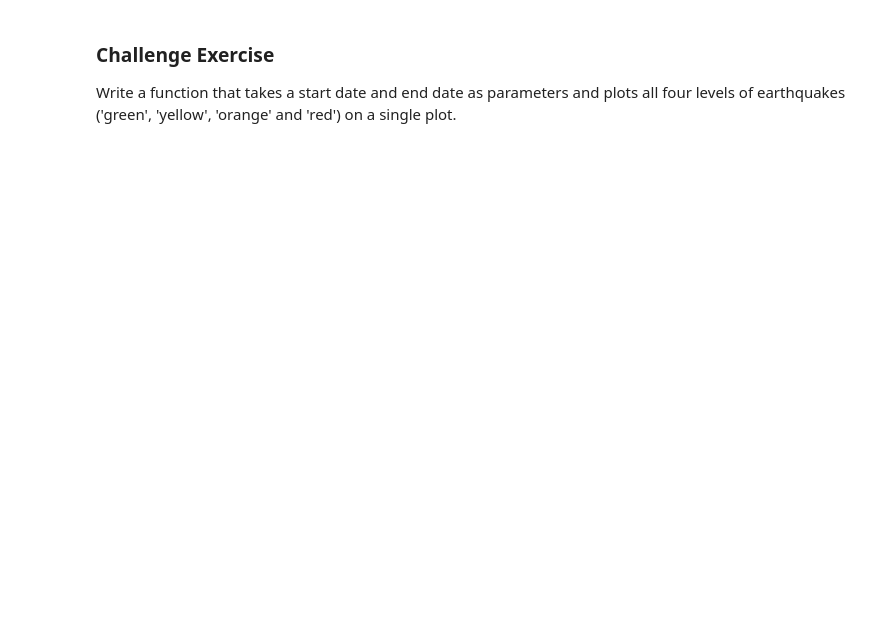
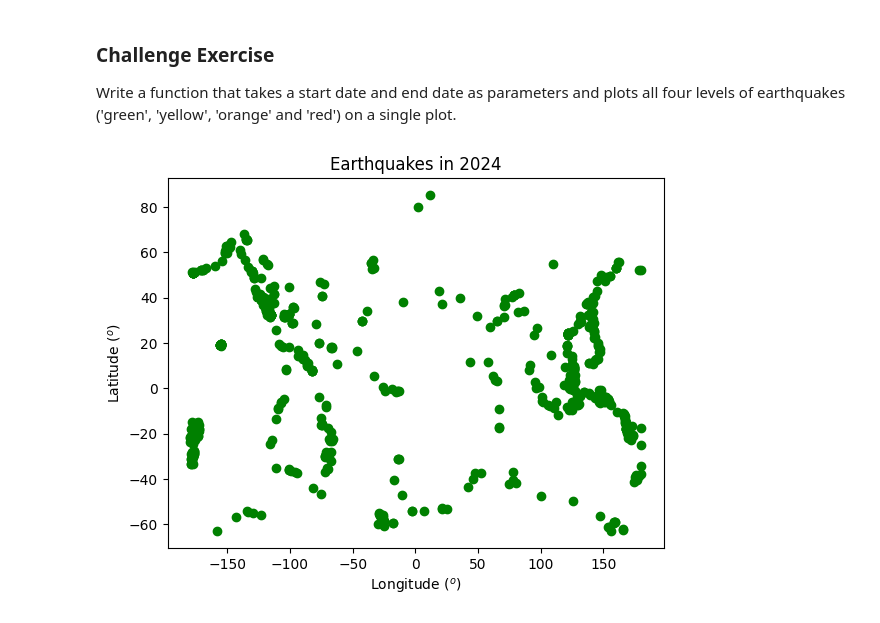
Before and after one commit to ManVanIran/comp215, a Jupyter notebook: labs/lab01-introduction.ipynb, the cells around one changed output. Drawn from its saved outputs; the diff is of its cells as text; code cells hidden in the pictures; blank space fills up the shorter version.

```diff
--- a/labs/lab01-introduction.ipynb
+++ b/labs/lab01-introduction.ipynb
@@ -165,0 +187,48 @@ Write a function that takes a start date and end date as parameters and plots al
+# %%
+def earthquakes(year):
+#a list of all alertlevels so the code can scroll through them all and add them to the plot
+ alertlevels = ['green','orange','yellow','red']
+ #makes sure that the code scrolls through the different alertlevels
+ for alertlevel in alertlevels:
+ #parameters
+  api_paramater = {
+     'format': 'geojson',
+     'starttime': year+'-01-01',
+     'endtime': year+'-12-31',
+     'alertlevel': alertlevel
+ }
+ #url where you get the data from
+  api_url = 'https://earthquake.usgs.gov/fdsnws/event/1/query?'
+
+#this requests the data from the url
+  response = requests.get(api_url, params = params_dict)
+
+#making an empty list
+  locations = []
+  longitudes = []
+  latitudes = []
+
+#rewrites data into a different format
+  data = json.loads(response.text)
+
+#geometry and coordinates data is kept in each feature within the data.
+  for feature in data['features']:
+   locations.append(feature['geometry']['coordinates'])
+  for location in locations:
+   longitudes.append(location[0])
+  for location in locations:
+   latitudes.append(location[1])
+
+
+#for plotting
+ fig, ax = plt.subplots()
+ ax.scatter(longitudes, latitudes, color='g', label='Events')
+ ax.set_xlabel(r'Longitude ($^o$)')
+ ax.set_ylabel(r'Latitude ($^o$)')
+ ax.set_title('Earthquakes in '+year)
+ plt.show()
+
+
+earthquakes('2024')
+# %% [output]
+[figure, added]
```
Also changed, not shown: parts of 3 cells of this notebook.
